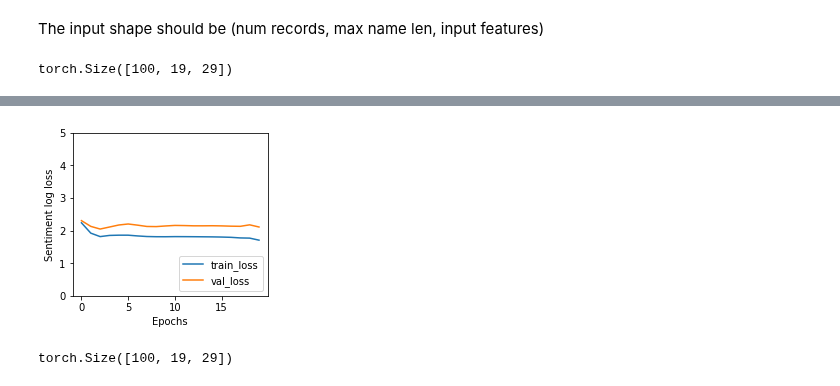
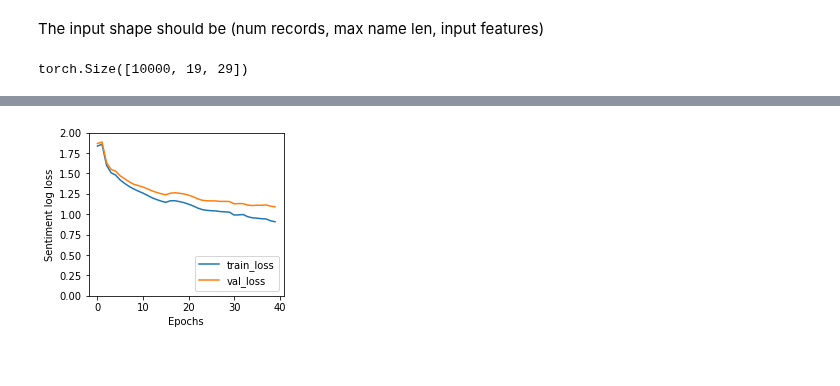
Before and after one commit to parrt/playdl, a Jupyter notebook: notebooks/LSTM-lastname.ipynb, the cells around one changed output, grey strips where cells are left out. Cells and saved outputs as stored; diff of their text form; code cells hidden in the pictures.

```diff
--- a/notebooks/LSTM-lastname.ipynb
+++ b/notebooks/LSTM-lastname.ipynb
@@ -277,14 +277,14 @@ torch.Size([10686, 29, 19])
 # %% [markdown]
 The input shape should be (num records, max name len, input features)
 # %%
-subset=100
+subset=10_000
 X_train_onehot, y_train = X_train_onehot[:subset], torch.tensor(y_train[:subset].values).long()
 X_valid_onehot, y_valid = X_valid_onehot[:subset], torch.tensor(y_valid[:subset]).long()
 X_train_onehot = X_train_onehot.reshape(len(X_train_onehot), max_len, len(V))
 X_valid_onehot = X_valid_onehot.reshape(len(X_valid_onehot), max_len, len(V))
 X_train_onehot.shape
 # %% [output]
-torch.Size([100, 19, 29])
+torch.Size([10000, 19, 29])
 # %%
 class LastNameLSTM(nn.Module):
     def __init__(self, input_features, hidden_size, output_size):
@@ -388,11 +388,11 @@ model, history = ctrain(rnn, train, valid,
                         loss_fn=torch.nn.NLLLoss(),
 #                         loss_fn=F.cross_entropy,
                         metric=accuracy_score,
-                        epochs=20,
-                        learning_rate=0.01,
-                        weight_decay=0.00001,
-                        batch_size=32,  # no minibatches
-                        print_every=1)
+                        epochs=40,
+                        learning_rate=0.003,
+                        weight_decay=0.001,
+                        batch_size=64,
+                        print_every=4)
 
-plot_history(history, yrange=(0,5))
+plot_history(history, yrange=(0,2))
 # %% [output]
@@ -416,5 +409 @@ Epoch  19 loss  1.7059,  2.1093   function 0.450, 0.370
-[figure, old version]
+[figure, new version]
-# %%
-X_train_onehot.size()
-# %% [output]
-torch.Size([100, 19, 29])
```
Also changed, not shown: parts of 8 cells of this notebook, 1 other file.
